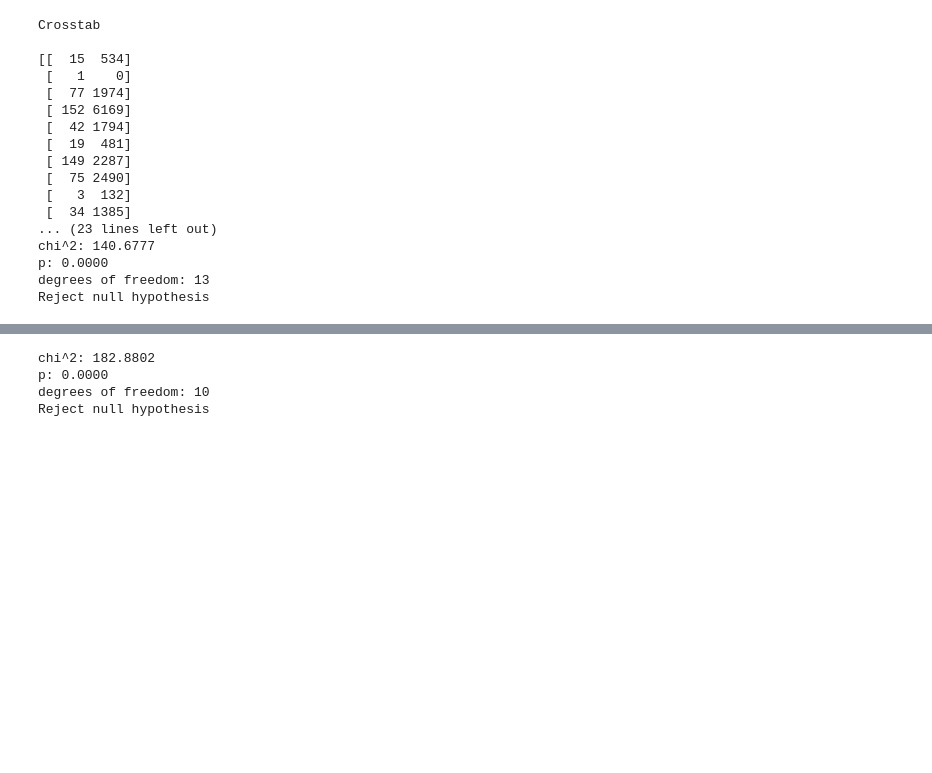
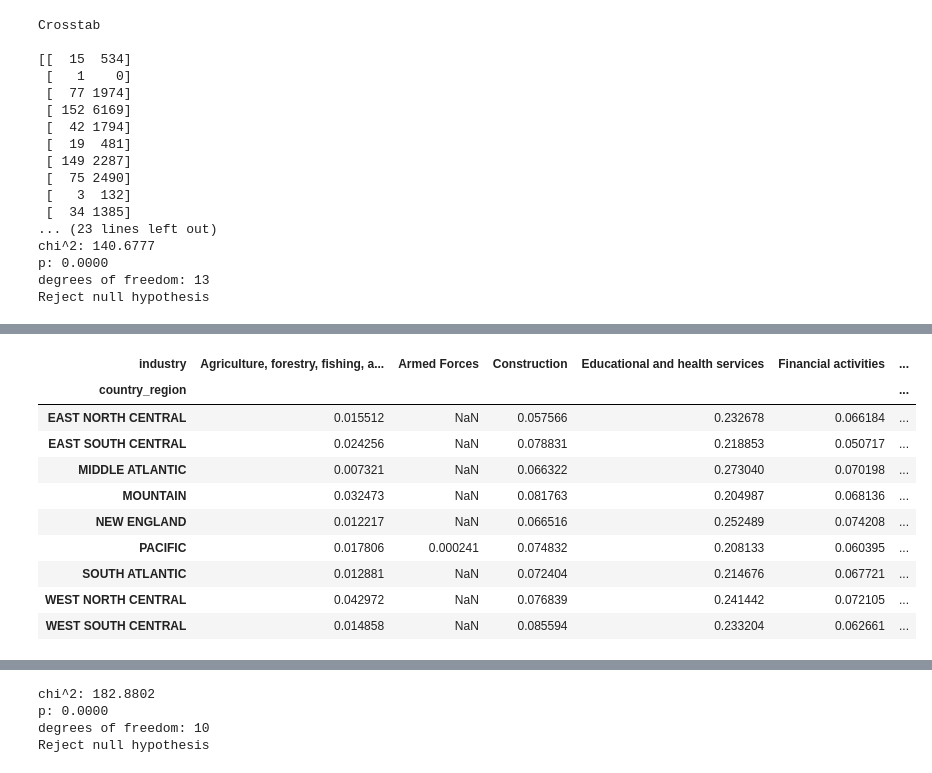
Before and after one commit to joshua-shorterivey/oct_2022_unemployment_project, a Jupyter notebook: explore.ipynb, the cells around one changed output, grey strips where cells are left out. Drawn from its saved outputs; the diff is of its cells as text; code cells hidden in the pictures; blank space fills up the shorter version.

```diff
--- a/explore.ipynb
+++ b/explore.ipynb
@@ -352,0 +379,15 @@ Reject null hypothesis
+# %%
+# Chart Displaying industry proportions by region
+train.groupby(['country_region'])['industry'].value_counts(normalize=True).unstack()
+# %% [output]
+| industry | Agriculture, forestry, fishing, a... | Armed Forces | Construction | Educational and health services | Financial activities | ... |
+| country_region |  |  |  |  |  | ... |
+| EAST NORTH CENTRAL | 0.015512 | NaN | 0.057566 | 0.232678 | 0.066184 | ... |
+| EAST SOUTH CENTRAL | 0.024256 | NaN | 0.078831 | 0.218853 | 0.050717 | ... |
+| MIDDLE ATLANTIC | 0.007321 | NaN | 0.066322 | 0.273040 | 0.070198 | ... |
+| MOUNTAIN | 0.032473 | NaN | 0.081763 | 0.204987 | 0.068136 | ... |
+| NEW ENGLAND | 0.012217 | NaN | 0.066516 | 0.252489 | 0.074208 | ... |
+| PACIFIC | 0.017806 | 0.000241 | 0.074832 | 0.208133 | 0.060395 | ... |
+| SOUTH ATLANTIC | 0.012881 | NaN | 0.072404 | 0.214676 | 0.067721 | ... |
+| WEST NORTH CENTRAL | 0.042972 | NaN | 0.076839 | 0.241442 | 0.072105 | ... |
+| WEST SOUTH CENTRAL | 0.014858 | NaN | 0.085594 | 0.233204 | 0.062661 | ... |
```
Also changed, not shown: parts of 27 cells of this notebook, 1 other file.
